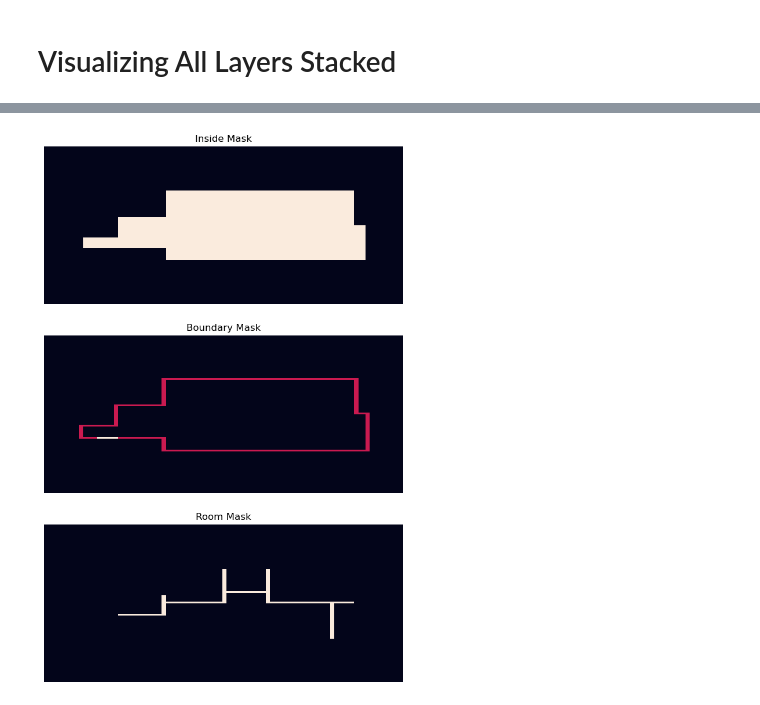
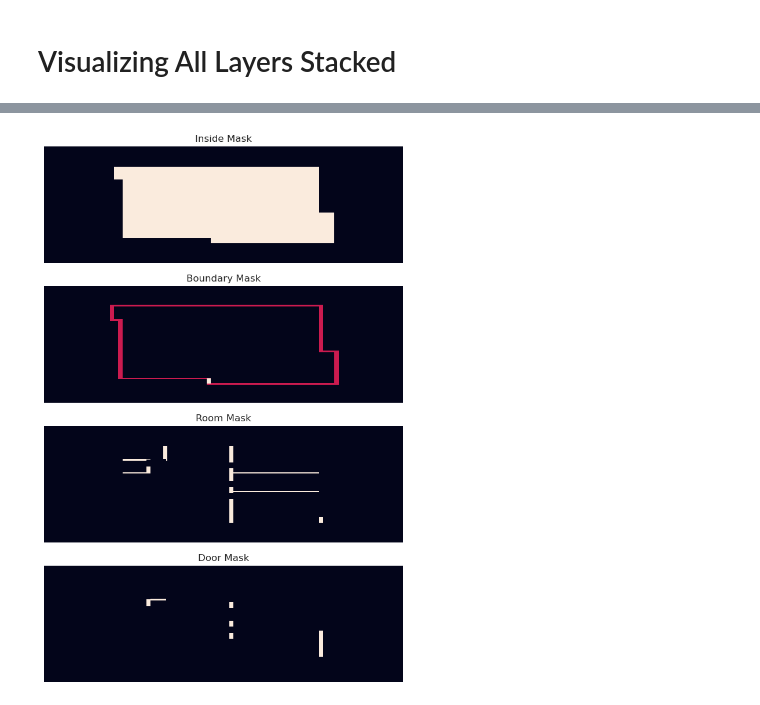
Before and after one commit to shaun-friedman/Generative-Interior-Synthesis, a Jupyter notebook: 3_EDA.ipynb, the cells around one changed output, grey strips where cells are left out. Drawn from its saved outputs; the diff is of its cells as text; code cells hidden in the pictures.

```diff
--- a/3_EDA.ipynb
+++ b/3_EDA.ipynb
@@ -38,0 +22,8 @@ test_file[4]
+# %%
+sns.set_theme()
+
+sess = sagemaker.Session()
+bucket = sess.default_bucket()
+role = sagemaker.get_execution_role()
+region = boto3.Session().region_name
+s3 = boto3.client("s3")
@@ -39,4 +78,25 @@ test_file[4]
 # %% [markdown]
 # Visualizing All Layers Stacked
+# %%
+# Get room vocab
+vocab = get_vocab()
+room_index = vocab["object_idx_to_name"]
+
+# Open the S3 filesystem
+fs = s3fs.S3FileSystem()
+
+# Open the zarr store
+store = s3fs.S3Map(root=f'{s3_project_prefix}/store/data.zarr', s3=fs, check=False)
+
+# Open the zarr array or group
+z = zarr.open(store, mode='r')
+
+# Load sample
+boundary_mask = z['boundary_masks'][1]
+inside_mask = z['inside_masks'][1]
+room_mask = z['room_masks'][1]
+door_mask = z['door_masks'][1]
+
+metadata = metadata_df.iloc[1, 1:-1]
 # %%
 # recovering walls through elementise addition
@@ -64,15 +126,16 @@ plt.show()
 # %%
-masks = test_file[0:2]
-masks.append(np.sum(test_file[2:4], axis=0))
+masks = [inside_mask, boundary_mask, room_mask, door_mask]
+
 fig, ax = plt.subplots(len(masks), figsize=(8, 12))
 
 for i, mask in enumerate(masks):
     sns.heatmap(mask.T, ax=ax[i], cbar=False, xticklabels=False, yticklabels=False)
 
 ax[0].set_title("Inside Mask")
 ax[1].set_title("Boundary Mask")
 ax[2].set_title("Room Mask")
+ax[3].set_title("Door Mask")
 
 plt.show()
 # %% [output]
-[figure, old version]
+[figure, new version]
```
Also changed, not shown: parts of 21 cells of this notebook.
